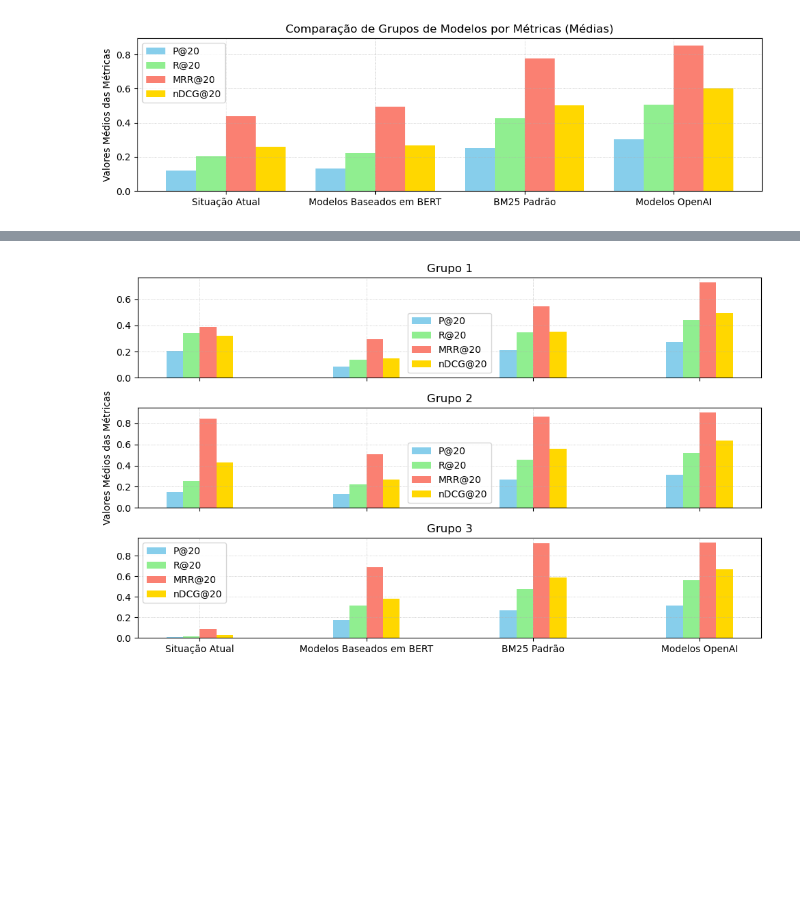
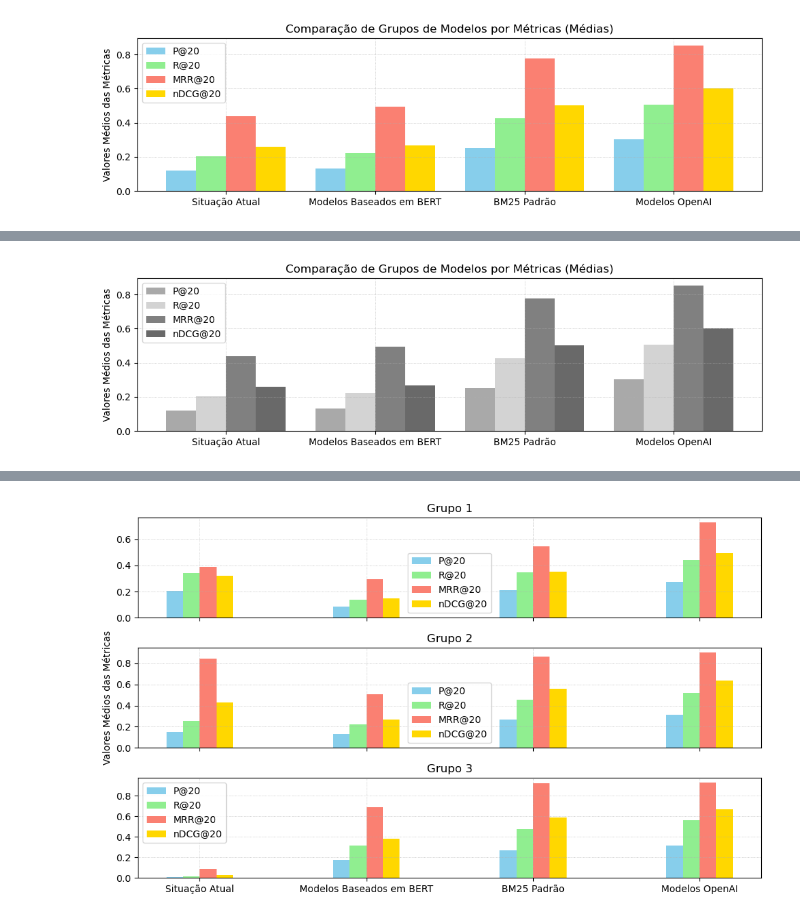
Before and after one commit to curupiras/relevancia-js, a Jupyter notebook: src/11_graficos_das_metricas.ipynb, the cells around one changed output, grey strips where cells are left out. Cells and saved outputs as stored; diff of their text form; code cells hidden in the pictures; blank space fills up the shorter version.

Commit message:
Melhorias nos gráficos de saída

```diff
--- a/src/11_graficos_das_metricas.ipynb
+++ b/src/11_graficos_das_metricas.ipynb
@@ -8,6 +8,7 @@ ARQUIVO_METRICAS_20_1 = f'{PASTA_DADOS}outputs/10_compila_todas_metricas/mean_po
 ARQUIVO_METRICAS_20_2 = f'{PASTA_DADOS}outputs/10_compila_todas_metricas/mean_pooling/metricas-conj-2-k-20.csv'
 ARQUIVO_METRICAS_20_3 = f'{PASTA_DADOS}outputs/10_compila_todas_metricas/mean_pooling/metricas-conj-3-k-20.csv'
 ARQUIVO_GRAFICO_METRICAS = f'{PASTA_RESULTADO_CADERNO}metricas.png'
+ARQUIVO_GRAFICO_METRICAS_PRETO = f'{PASTA_RESULTADO_CADERNO}metricas-preto.png'
 ARQUIVO_GRAFICO_METRICAS_POR_GRUPO = f'{PASTA_RESULTADO_CADERNO}metricas-grupo.png'
 # %%
 import pandas as pd
@@ -106,3 +107,92 @@ Modelo: text-embedding-ada-002 pertence ao grupo: Modelos OpenAI
 Modelo: text-embedding-3-small pertence ao grupo: Modelos OpenAI
 Modelo: text-embedding-3-large pertence ao grupo: Modelos OpenAI
 [figure]
+# %%
+import pandas as pd
+import matplotlib.pyplot as plt
+import numpy as np
+
+# Carrega o arquivo CSV para um DataFrame
+df = pd.read_csv(ARQUIVO_METRICAS_20)
+
+# Remove espaços em branco extras dos nomes dos modelos
+df['Modelo'] = df['Modelo'].str.strip()
+
+# Definir os grupos de modelos
+grupos = {
+    'Situação Atual': ['select', 'select_swan', 'select_swan_synonym'],
+    'Modelos Baseados em BERT': [
+        'bert-base-portuguese-cased-finetuned-tcu-acordaos',
+        'bert-base-portuguese-cased', 'bert-large-portuguese-cased',
+        'Legal-BERTimbau-sts-large-ma-v3',
+        'bert-large-portuguese-cased-legal-mlm-sts-v1.0',
+        'bert-large-portuguese-cased-legal-mlm-nli-sts-v1',
+        'paraphrase-multilingual-mpnet-base-v2'
+    ],
+    'BM25 Padrão': ['bm25_padrao'],
+    'Modelos OpenAI': ['text-embedding-ada-002', 'text-embedding-3-small', 'text-embedding-3-large']
+}
+
+# Lista de métricas e cores correspondentes
+metricas = ['P@20', 'R@20', 'MRR@20', 'nDCG@20']
+
+# Variável de controle para barras em preto e branco
+usar_preto_e_branco = True
+
+# Cria um DataFrame para armazenar as médias de cada grupo
+media_grupos = pd.DataFrame(columns=metricas)
+
+# Calcula a média para cada grupo
+for grupo_nome, modelos in grupos.items():
+    # Filtra os modelos pertencentes ao grupo
+    df_grupo = df[df['Modelo'].isin(modelos)]
+    # Verifica se encontrou modelos no grupo, caso contrário exibe um aviso
+    if df_grupo.empty:
+        print(f"Aviso: Nenhum modelo encontrado para o grupo '{grupo_nome}'. Verifique os nomes.")
+    else:
+        # Calcula a média das métricas para o grupo
+        media_grupos.loc[grupo_nome] = df_grupo[metricas].mean()
+
+        # Imprime cada modelo encontrado e seu respectivo grupo
+        for modelo in df_grupo['Modelo']:
+            print(f"Modelo: {modelo} pertence ao grupo: {grupo_nome}")
+
+# Configurações do gráfico
+n_grupos = len(media_grupos.index)
+indice = np.arange(n_grupos)  # Posições das barras
+largura_barra = 0.2  # Largura de cada grupo de barras
+
+# Cria uma figura e subplots
+fig, ax = plt.subplots(figsize=(10, 3))
+
+# Configura cores em preto e branco
+if usar_preto_e_branco:
+    cores_pb = ['darkgray', 'lightgray', 'gray', 'dimgray']  # Preto, branco e tons de cinza
+else:
+    cores_pb = ['skyblue', 'lightgreen', 'salmon', 'gold']  # Voltar para as cores
+
+# Plota as barras para cada métrica
+for i, metrica in enumerate(metricas):
+    ax.bar(indice + i * largura_barra, media_grupos[metrica], largura_barra, label=metrica, color=cores_pb[i])
+
+# Adiciona os nomes dos grupos no eixo x na horizontal
+ax.set_ylabel('Valores Médios das Métricas')
+ax.set_title('Comparação de Grupos de Modelos por Métricas (Médias)')
+ax.set_xticks(indice + largura_barra * (len(metricas) - 1) / 2)
+ax.set_xticklabels(media_grupos.index, rotation=0)  # Mantém na horizontal
+
+# Adiciona legenda na configuração original
+ax.legend()
+
+# Adiciona grid pontilhado
+ax.grid(which='both', linestyle=':', linewidth=0.5)
+
+# Ajusta o layout para não cortar as labels
+plt.tight_layout()
+
+# Exporta o gráfico para um arquivo PNG
+plt.savefig(ARQUIVO_GRAFICO_METRICAS_PRETO, format='png', dpi=300)  # dpi pode ser ajustado conforme necessário
+
+# Exibe o gráfico
+plt.show()
+# %% [output]
@@ -108,0 +213 @@ Modelo: text-embedding-3-large pertence ao grupo: Modelos OpenAI
+[figure, added]
```
Also changed, not shown: parts of 2 cells of this notebook, 27 other files.
